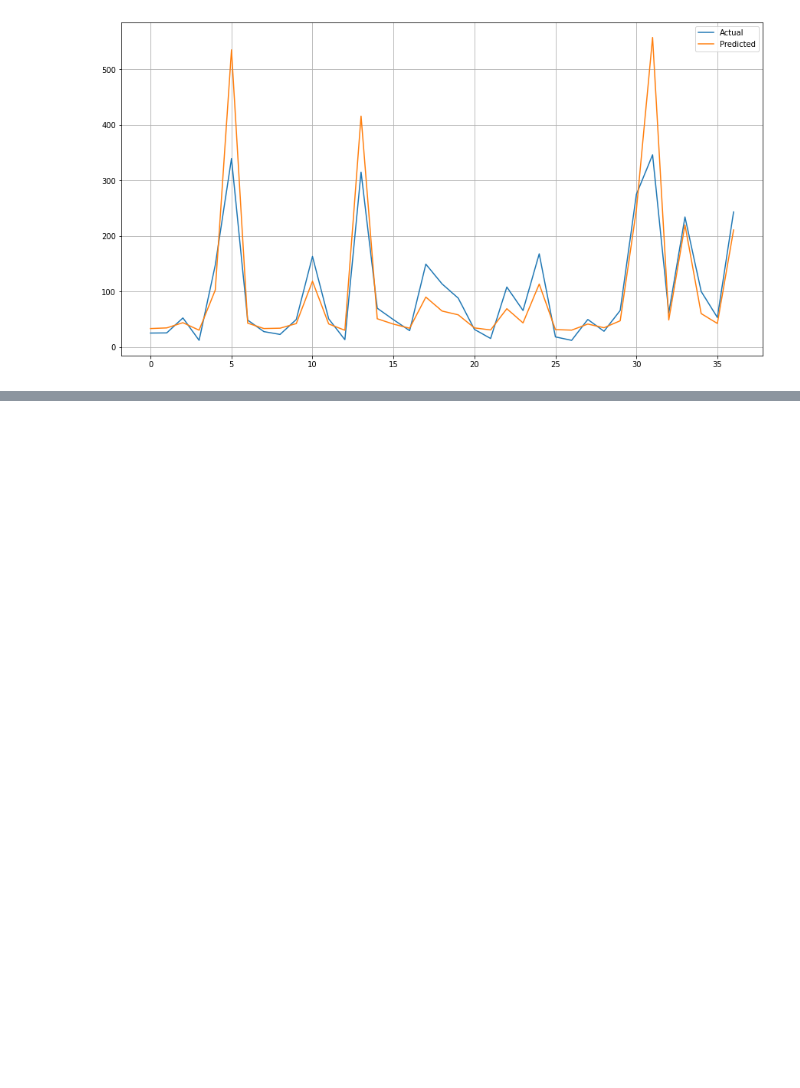
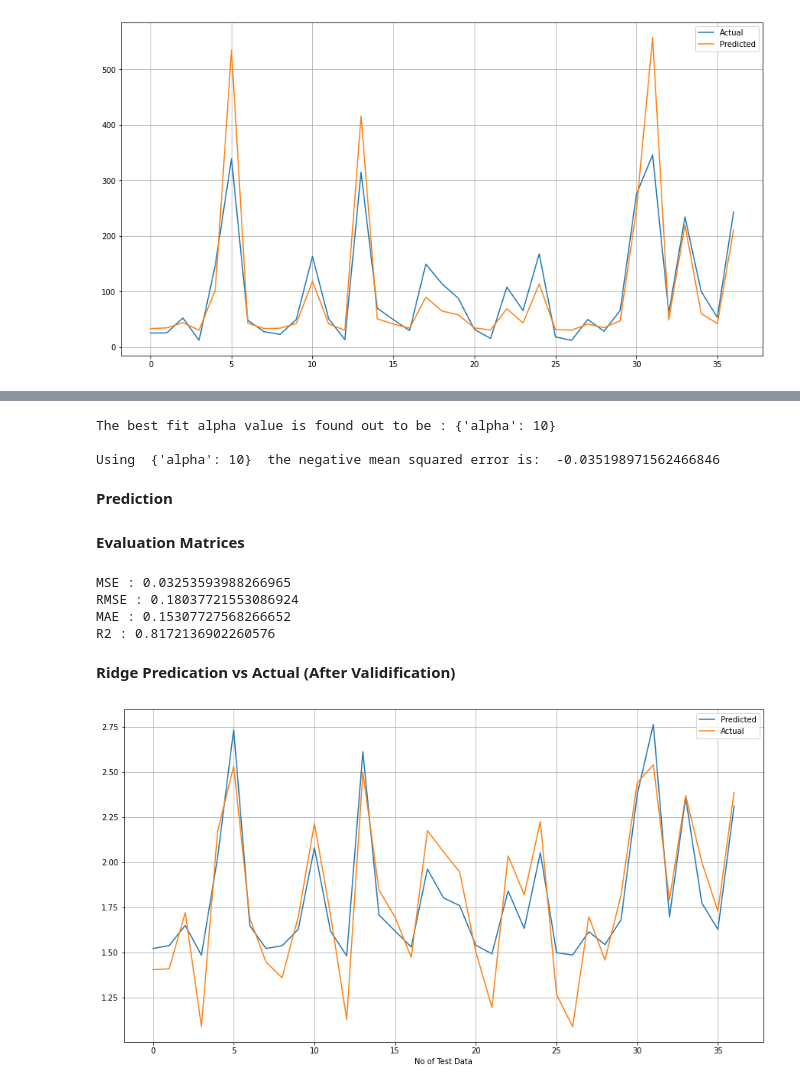
Before and after one commit to Avinash-Saudagar/Yes-Bank-Stock-Price-Prediction, a Jupyter notebook: Yes_bank_Stock_Price_Prediction.ipynb, the cells around one changed output, grey strips where cells are left out. Cells and saved outputs as stored; diff of their text form; code cells hidden in the pictures; blank space fills up the shorter version.

```diff
--- a/Yes_bank_Stock_Price_Prediction.ipynb
+++ b/Yes_bank_Stock_Price_Prediction.ipynb
@@ -451,0 +509,37 @@ plt.show()
+# %%
+print("The best fit alpha value is found out to be :" ,ridge_model.best_params_)
+print("\nUsing ",ridge_model.best_params_, " the negative mean squared error is: ", ridge_model.best_score_)
+# %% [output]
+The best fit alpha value is found out to be : {'alpha': 10}
+
+Using  {'alpha': 10}  the negative mean squared error is:  -0.035198971562466846
+# %% [markdown]
+**Prediction**
+# %%
+# Model Predication
+y_pred_ridge  = ridge_model.predict(X_test)
+# %% [markdown]
+**Evaluation Matrices**
+# %%
+# Test Performance
+print("MSE :",mean_squared_error(y_test, y_pred_ridge))
+print("RMSE :",math.sqrt(mean_squared_error(y_test, y_pred_ridge)))
+print("MAE :",mean_absolute_error(y_test, y_pred_ridge))
+print("R2 :",r2_score(y_test, y_pred_ridge))
+# %% [output]
+MSE : 0.03253593988266965
+RMSE : 0.18037721553086924
+MAE : 0.15307727568266652
+R2 : 0.8172136902260576
+# %% [markdown]
+**Ridge Predication vs Actual (After Validification)**
+# %%
+plt.figure(figsize=(15,8))
+plt.plot(y_pred_ridge)
+plt.plot(np.array(y_test))
+plt.legend(["Predicted","Actual"])
+plt.xlabel('No of Test Data')
+plt.grid()
+plt.show()
+# %% [output]
+[figure, added]
```
Also changed, not shown: parts of 13 cells of this notebook.
